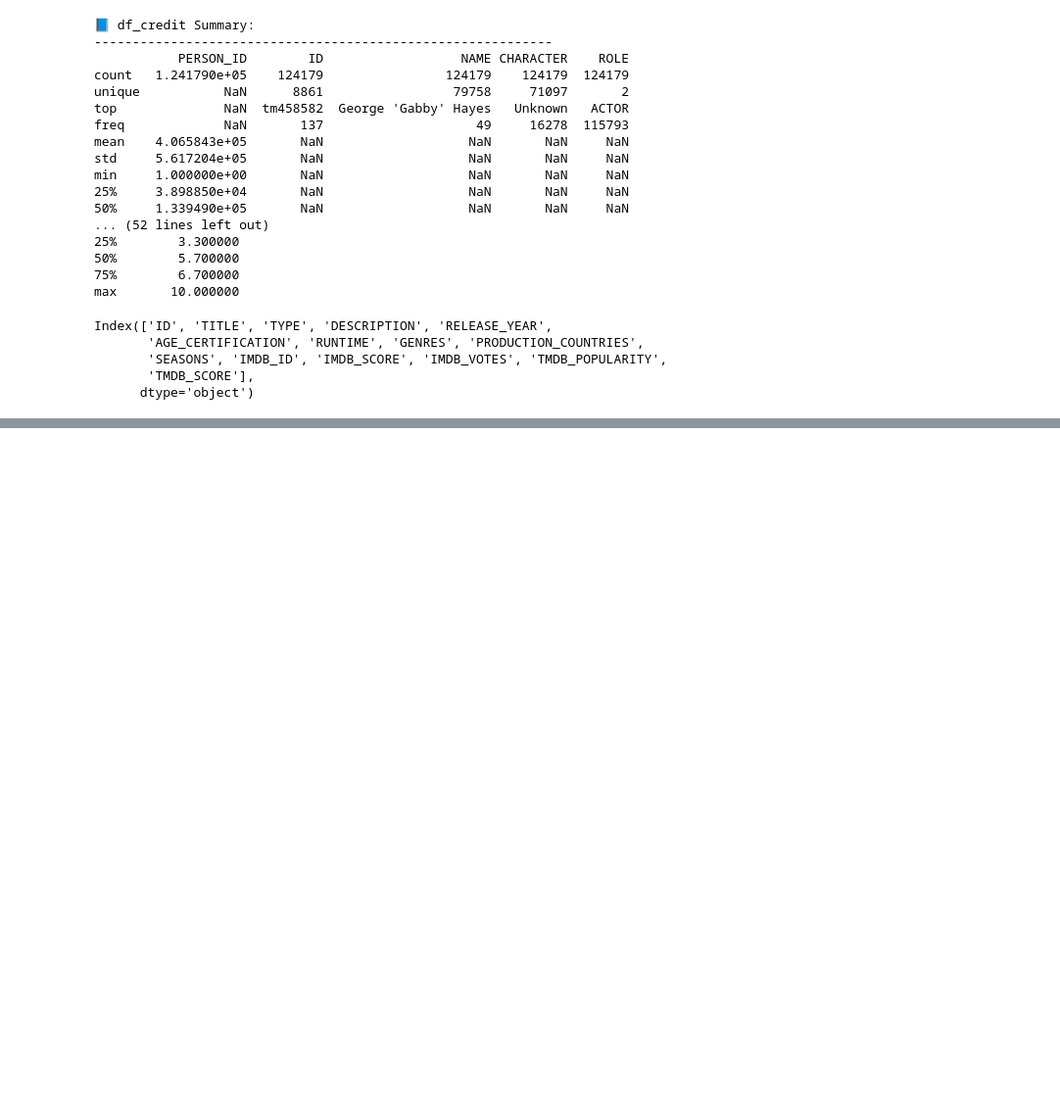
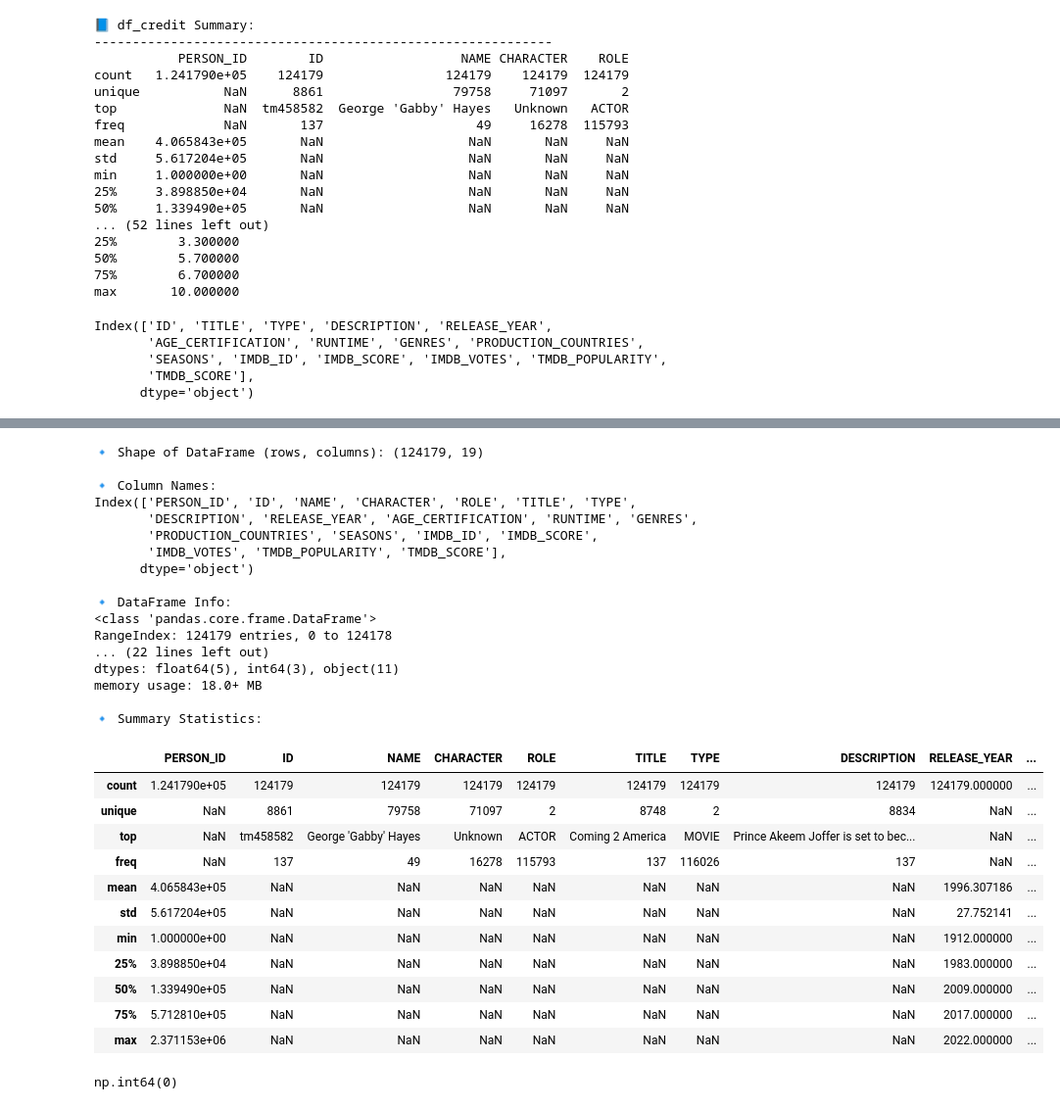
Before and after one commit to sagarmanikpuri/Amazon_Prime, a Jupyter notebook: Untitled3.ipynb, the cells around one changed output, grey strips where cells are left out. Shown at 98% size. Cells and saved outputs as stored; diff of their text form; code cells hidden in the pictures; blank space fills up the shorter version.

Commit message:
"Merged datasets" merge both datasets and check for remaining null and duplicates.

```diff
--- a/Untitled3.ipynb
+++ b/Untitled3.ipynb
@@ -186,3 +186,6 @@ Index(['ID', 'TITLE', 'TYPE', 'DESCRIPTION', 'RELEASE_YEAR',
        'SEASONS', 'IMDB_ID', 'IMDB_SCORE', 'IMDB_VOTES', 'TMDB_POPULARITY',
        'TMDB_SCORE'],
       dtype='object')
+# %%
+#Merge Data
+df = pd.merge(df_credit, df_title, on="ID", how="inner")
@@ -188,0 +202,55 @@ Index(['ID', 'TITLE', 'TYPE', 'DESCRIPTION', 'RELEASE_YEAR',
+# %%
+# 📊 Basic Structure of the merged DataFrame
+
+# 1️⃣ Rows and Columns
+print("🔹 Shape of DataFrame (rows, columns):", df.shape)
+
+# 2️⃣ Column Names
+print("\n🔹 Column Names:")
+print(df.columns)
+
+# 3️⃣ Data Types and Non-Null Counts
+print("\n🔹 DataFrame Info:")
+df.info()
+
+# 4️⃣ Summary Statistics (numeric + categorical)
+print("\n🔹 Summary Statistics:")
+df.describe(include='all')
+# %% [output]
+🔹 Shape of DataFrame (rows, columns): (124179, 19)
+
+🔹 Column Names:
+Index(['PERSON_ID', 'ID', 'NAME', 'CHARACTER', 'ROLE', 'TITLE', 'TYPE',
+       'DESCRIPTION', 'RELEASE_YEAR', 'AGE_CERTIFICATION', 'RUNTIME', 'GENRES',
+       'PRODUCTION_COUNTRIES', 'SEASONS', 'IMDB_ID', 'IMDB_SCORE',
+       'IMDB_VOTES', 'TMDB_POPULARITY', 'TMDB_SCORE'],
+      dtype='object')
+
+🔹 DataFrame Info:
+<class 'pandas.core.frame.DataFrame'>
+RangeIndex: 124179 entries, 0 to 124178
+... (22 lines left out)
+dtypes: float64(5), int64(3), object(11)
+memory usage: 18.0+ MB
+
+🔹 Summary Statistics:
+|  | PERSON_ID | ID | NAME | CHARACTER | ROLE | TITLE | TYPE | DESCRIPTION | RELEASE_YEAR | ... |
+| count | 1.241790e+05 | 124179 | 124179 | 124179 | 124179 | 124179 | 124179 | 124179 | 124179.000000 | ... |
+| unique | NaN | 8861 | 79758 | 71097 | 2 | 8748 | 2 | 8834 | NaN | ... |
+| top | NaN | tm458582 | George 'Gabby' Hayes | Unknown | ACTOR | Coming 2 America | MOVIE | Prince Akeem Joffer is set to bec... | NaN | ... |
+| freq | NaN | 137 | 49 | 16278 | 115793 | 137 | 116026 | 137 | NaN | ... |
+| mean | 4.065843e+05 | NaN | NaN | NaN | NaN | NaN | NaN | NaN | 1996.307186 | ... |
+| std | 5.617204e+05 | NaN | NaN | NaN | NaN | NaN | NaN | NaN | 27.752141 | ... |
+| min | 1.000000e+00 | NaN | NaN | NaN | NaN | NaN | NaN | NaN | 1912.000000 | ... |
+| 25% | 3.898850e+04 | NaN | NaN | NaN | NaN | NaN | NaN | NaN | 1983.000000 | ... |
+| 50% | 1.339490e+05 | NaN | NaN | NaN | NaN | NaN | NaN | NaN | 2009.000000 | ... |
+| 75% | 5.712810e+05 | NaN | NaN | NaN | NaN | NaN | NaN | NaN | 2017.000000 | ... |
+| max | 2.371153e+06 | NaN | NaN | NaN | NaN | NaN | NaN | NaN | 2022.000000 | ... |
+# %%
+#check for remaining null values
+df.isna().sum()
+
+#check duplicates in merged data
+df.duplicated().sum()
+# %% [output]
+np.int64(0)
```
Also changed, not shown: parts of 1 cell of this notebook.
